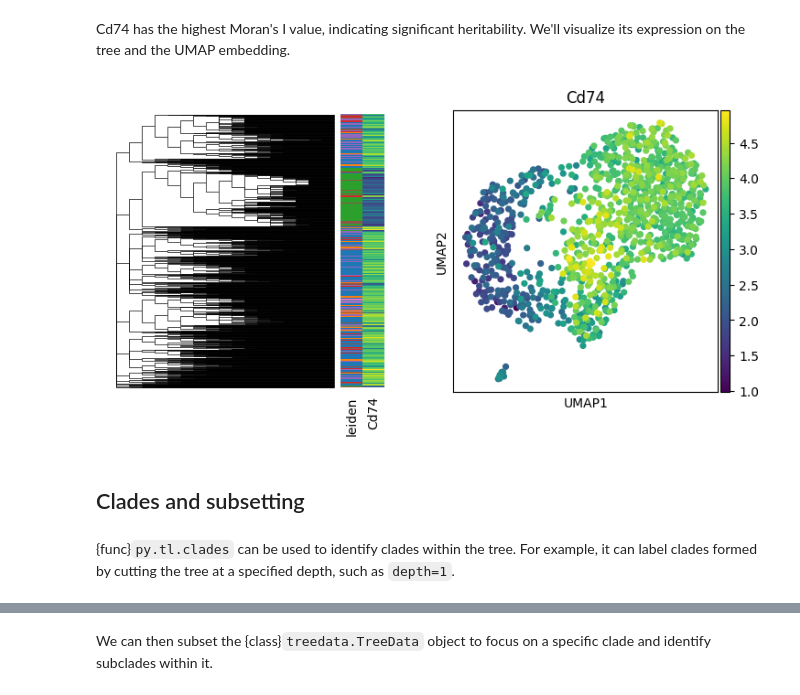
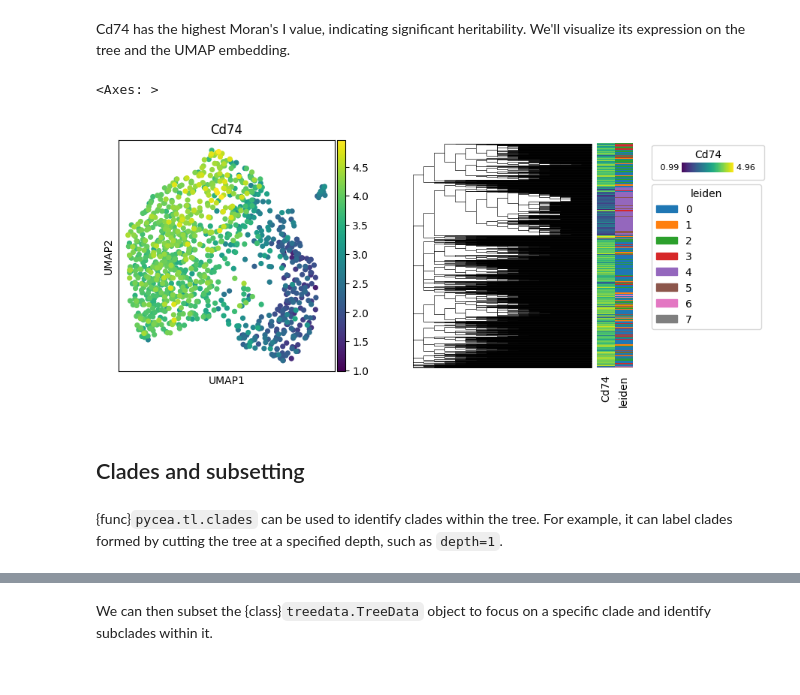
Before and after one commit to YosefLab/pycea, a Jupyter notebook: docs/notebooks/getting-started.ipynb, the cells around one changed output, grey strips where cells are left out. Saved outputs shown, nothing was run; the diff lists cells and outputs as text; code cells hidden in the pictures.

```diff
--- a/docs/notebooks/getting-started.ipynb
+++ b/docs/notebooks/getting-started.ipynb
@@ -112,14 +115,15 @@ heritability.sort_values("autocorr", ascending=False).head(10)
 Cd74 has the highest Moran's I value, indicating significant heritability. We'll visualize its expression on the tree and the UMAP embedding.
 # %%
 fig, axes = plt.subplots(1, 2, figsize=(9, 4))
-py.pl.tree(tdata, keys=["leiden", "Cd74"], extend_branches=True, annotation_width=0.1, ax=axes[0])
-sc.pl.umap(tdata, color=["Cd74"], ax=axes[1])
+sc.pl.umap(tdata, color=["Cd74"], ax=axes[0], show=False)
+py.pl.tree(tdata, keys=["Cd74", "leiden"], extend_branches=True, annotation_width=0.1, ax=axes[1])
 # %% [output]
+<Axes: >
-[figure, old version]
+[figure, new version]
 # %% [markdown]
 ## Clades and subsetting
 # %% [markdown]
-{func}`py.tl.clades` can be used to identify clades within the tree. For example, it can label clades formed by cutting the tree at a specified depth, such as `depth=1`.
+{func}`pycea.tl.clades` can be used to identify clades within the tree. For example, it can label clades formed by cutting the tree at a specified depth, such as `depth=1`.
 # %%
 py.tl.clades(tdata, depth=1)
 py.pl.branches(tdata, extend_branches=True, color="clade")
```
Also changed, not shown: parts of 10 cells of this notebook, 13 other files.
